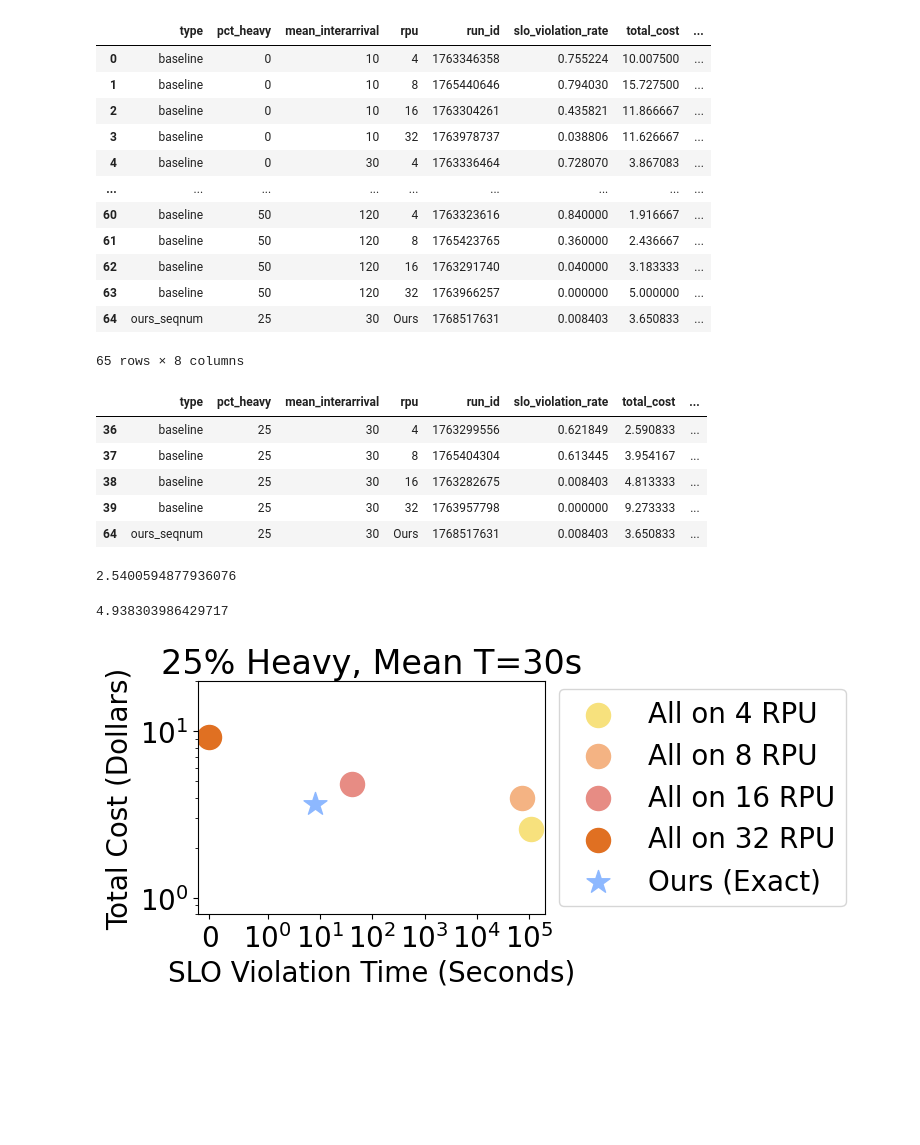
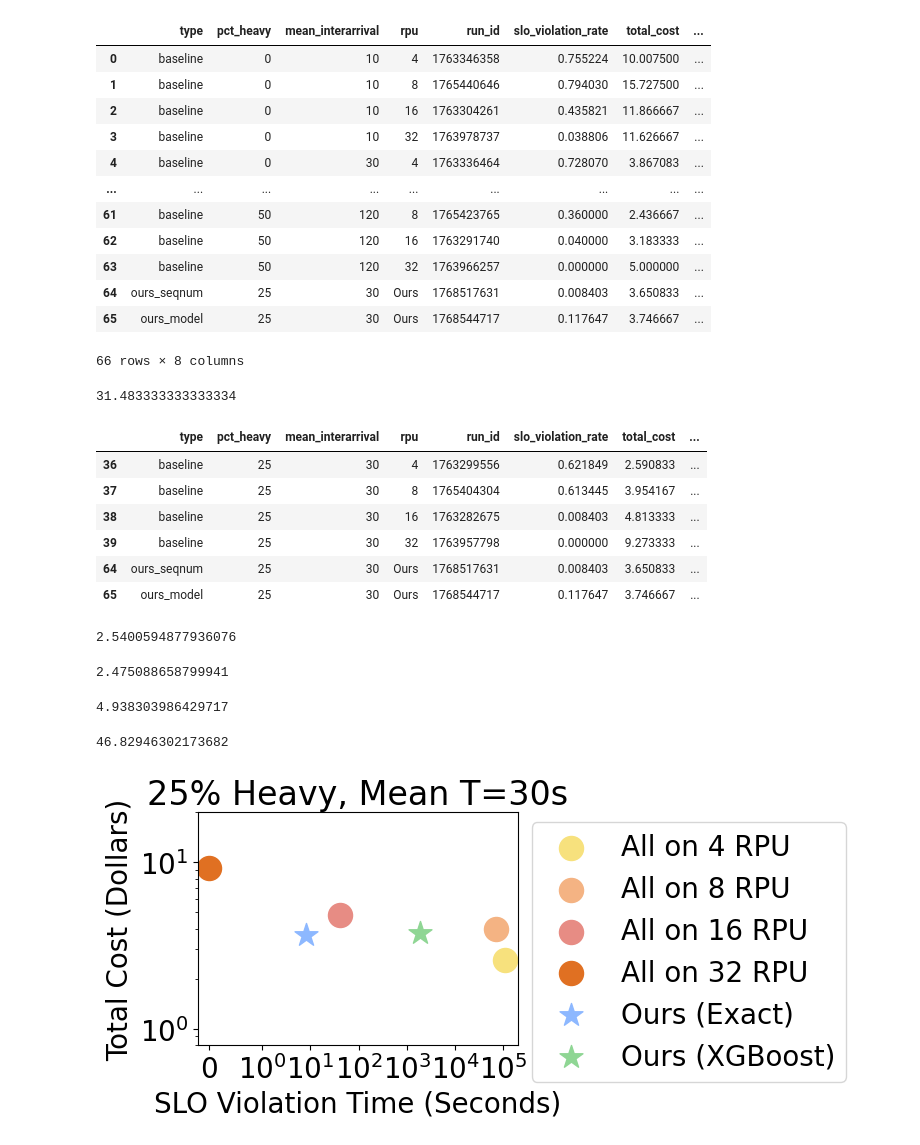
Before and after one commit to mmarkakis/autoslo, a Jupyter notebook: experiments/08_selector_benchmarking/chunk_grid.ipynb, the cells around one changed output. Saved outputs shown, nothing was run; the diff lists cells and outputs as text; code cells hidden in the pictures; blank space fills up the shorter version.

Commit message:
Plot first results with distillation

```diff
--- a/experiments/08_selector_benchmarking/chunk_grid.ipynb
+++ b/experiments/08_selector_benchmarking/chunk_grid.ipynb
@@ -59,6 +59,26 @@ records.append({
     "total_cost": sum(costs),
     "slo_violation_time": np.sum([max(0, lat - slo_s) for lat in latencies])
 })
+# %%
+run_id = pu.RunLocator.get_run_ids(
+            query_router_name=f"Model",
+        )[-1]
+run_id
+
+trace = Trace(run_id)
+latencies = trace.latencies_s
+costs = trace.costs
+
+records.append({
+    "type": "ours_model",
+    "pct_heavy": 25,
+    "mean_interarrival": 30,
+    "rpu": "Ours",
+    "run_id": run_id,
+    "slo_violation_rate": np.mean([1 if lat > slo_s else 0 for lat in latencies]),
+    "total_cost": sum(costs),
+    "slo_violation_time": np.sum([max(0, lat - slo_s) for lat in latencies])
+})
 # %%
 records_df = pd.DataFrame(records)
 records_df
@@ -70,12 +90,16 @@ records_df
 | 3 | baseline | 0 | 10 | 32 | 1763978737 | 0.038806 | 11.626667 | ... |
 | 4 | baseline | 0 | 30 | 4 | 1763336464 | 0.728070 | 3.867083 | ... |
 | ... | ... | ... | ... | ... | ... | ... | ... | ... |
-| 60 | baseline | 50 | 120 | 4 | 1763323616 | 0.840000 | 1.916667 | ... |
 | 61 | baseline | 50 | 120 | 8 | 1765423765 | 0.360000 | 2.436667 | ... |
 | 62 | baseline | 50 | 120 | 16 | 1763291740 | 0.040000 | 3.183333 | ... |
 | 63 | baseline | 50 | 120 | 32 | 1763966257 | 0.000000 | 5.000000 | ... |
 | 64 | ours_seqnum | 25 | 30 | Ours | 1768517631 | 0.008403 | 3.650833 | ... |
+| 65 | ours_model | 25 | 30 | Ours | 1768544717 | 0.117647 | 3.746667 | ... |
-65 rows × 8 columns
+66 rows × 8 columns
+# %%
+1889/60
+# %% [output]
+31.483333333333334
 # %%
 records_df[records_df['pct_heavy'] == 25][records_df['mean_interarrival'] == 30]
 # %% [output]
@@ -85,14 +109,23 @@ records_df[records_df['pct_heavy'] == 25][records_df['mean_interarrival'] == 30]
 | 38 | baseline | 25 | 30 | 16 | 1763282675 | 0.008403 | 4.813333 | ... |
 | 39 | baseline | 25 | 30 | 32 | 1763957798 | 0.000000 | 9.273333 | ... |
 | 64 | ours_seqnum | 25 | 30 | Ours | 1768517631 | 0.008403 | 3.650833 | ... |
+| 65 | ours_model | 25 | 30 | Ours | 1768544717 | 0.117647 | 3.746667 | ... |
 # %%
 9.273333/3.650833
 # %% [output]
 2.5400594877936076
 # %%
-40.338225/8.168437
+9.273333/3.746667
 # %% [output]
-4.938303986429717
+2.475088658799941
+# %%
+40.338225 /8.168437
+# %% [output]
+4.938303986429717
+# %%
+1889.017416  / 40.338225
+# %% [output]
+46.82946302173682
 # %%
 # Plot a 4X4 grid of chunks. In each subplot, have a scatterplot where the
 # x-axis is the total cost and the y-axis is the SLO violation rate. Have each
@@ -108,7 +141,8 @@ colors = {
     8: Palette.light_orange,
     16: Palette.light_red,
     32: Palette.dark_orange,
-    "ours": Palette.light_blue
+    "ours_seqnum": Palette.light_blue,
+    "ours_model": Palette.light_green,
 }
 
 def plot_one_panel(ax, pct_heavy, mean_interarrival, plot_time=False):
@@ -129,16 +163,29 @@ def plot_one_panel(ax, pct_heavy, mean_interarrival, plot_time=False):
             color=colors[rpu],
         )
     # Plot our method
-    ours_subset = subset[subset["rpu"] == "Ours"]
+    ours_subset = subset[subset["type"] == "ours_seqnum"]
     if len(ours_subset) > 0:
         ax.scatter(
             ours_subset[xcolname],
             ours_subset["total_cost"],
             label="Ours (Exact)",
             s=300,
-            color=colors["ours"],
+            color=colors["ours_seqnum"],
             marker="*",
         )
+
+    # Plot our method
+    ours_subset = subset[subset["type"] == "ours_model"]
+    if len(ours_subset) > 0:
+        ax.scatter(
+            ours_subset[xcolname],
+            ours_subset["total_cost"],
+            label="Ours (XGBoost)",
+            s=300,
+            color=colors["ours_model"],
+            marker="*",
+        )
+
     ax.set_title(
         f"{pct_heavy}% Heavy, Mean T={mean_interarrival}s"
     )
@@ -163,21 +210,21 @@ plt.show()
 # %%
 fig, ax = plt.subplots(1, 1, figsize=(8, 4), sharex=True, sharey=True)
 
 
 
 plot_one_panel(ax, 25, 30, plot_time=True)
-ax.legend(loc="center left", bbox_to_anchor=(1, 0.5))
+ax.legend(loc="center left", bbox_to_anchor=(1, 0.4))
 
 ax.set_xlabel("SLO Violation Time (Seconds)")
 ax.set_ylabel("Total Cost (Dollars)")
 plt.yscale("log")
 plt.ylim(0.8, 20)
 plt.xscale("symlog", linthresh=1)
 # Show minor x ticks
 plt.minorticks_on()
 plt.xlim(left=-0.2, right=200000)
 plt.tight_layout()
-plt.savefig("chunk_grid_one.svg", bbox_inches="tight")
+plt.savefig("chunk_grid_one_v2.svg", bbox_inches="tight")
 plt.show()
 # %% [output]
-[figure, old version]
+[figure, new version]
```
Also changed, not shown: 2 other files.
